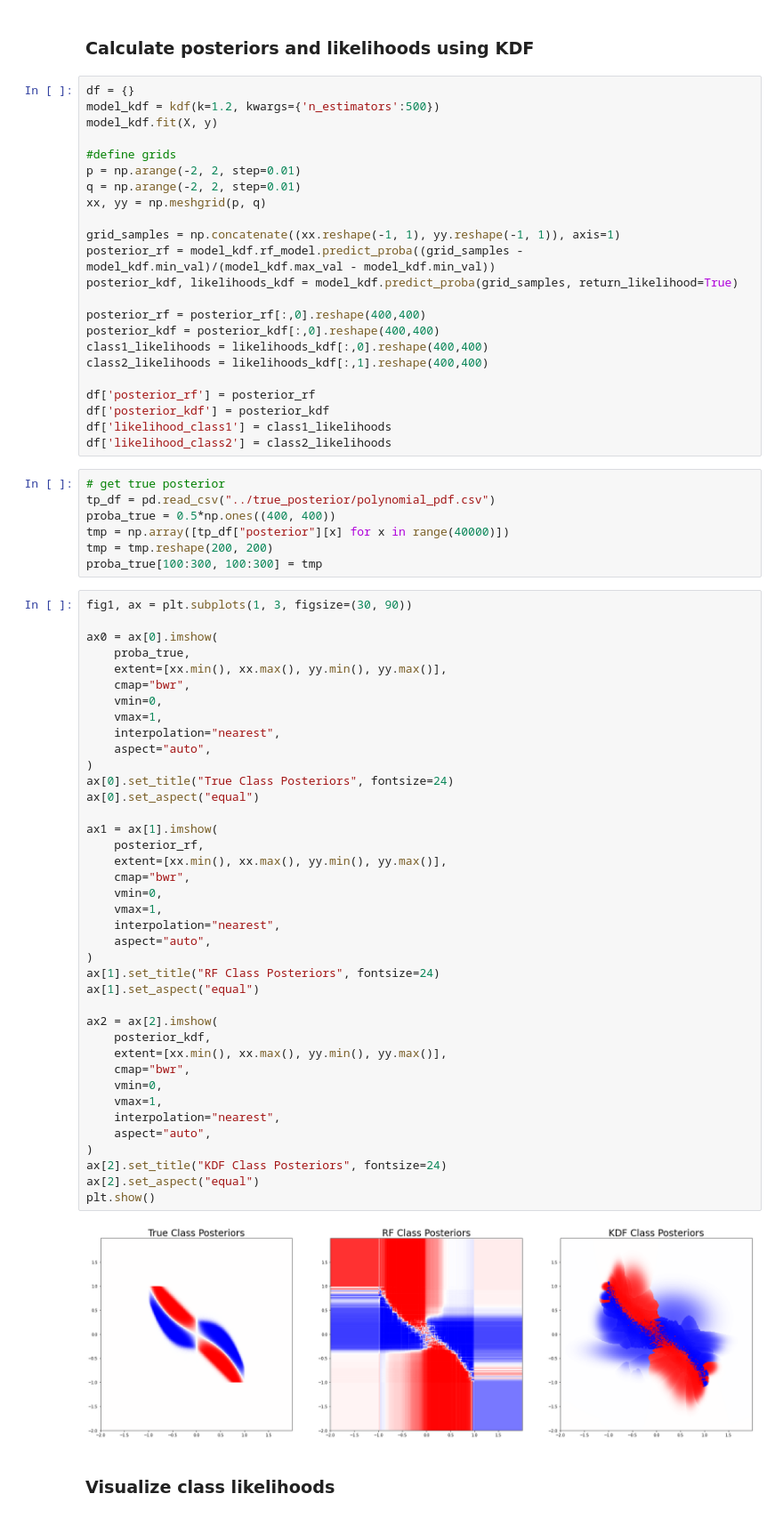
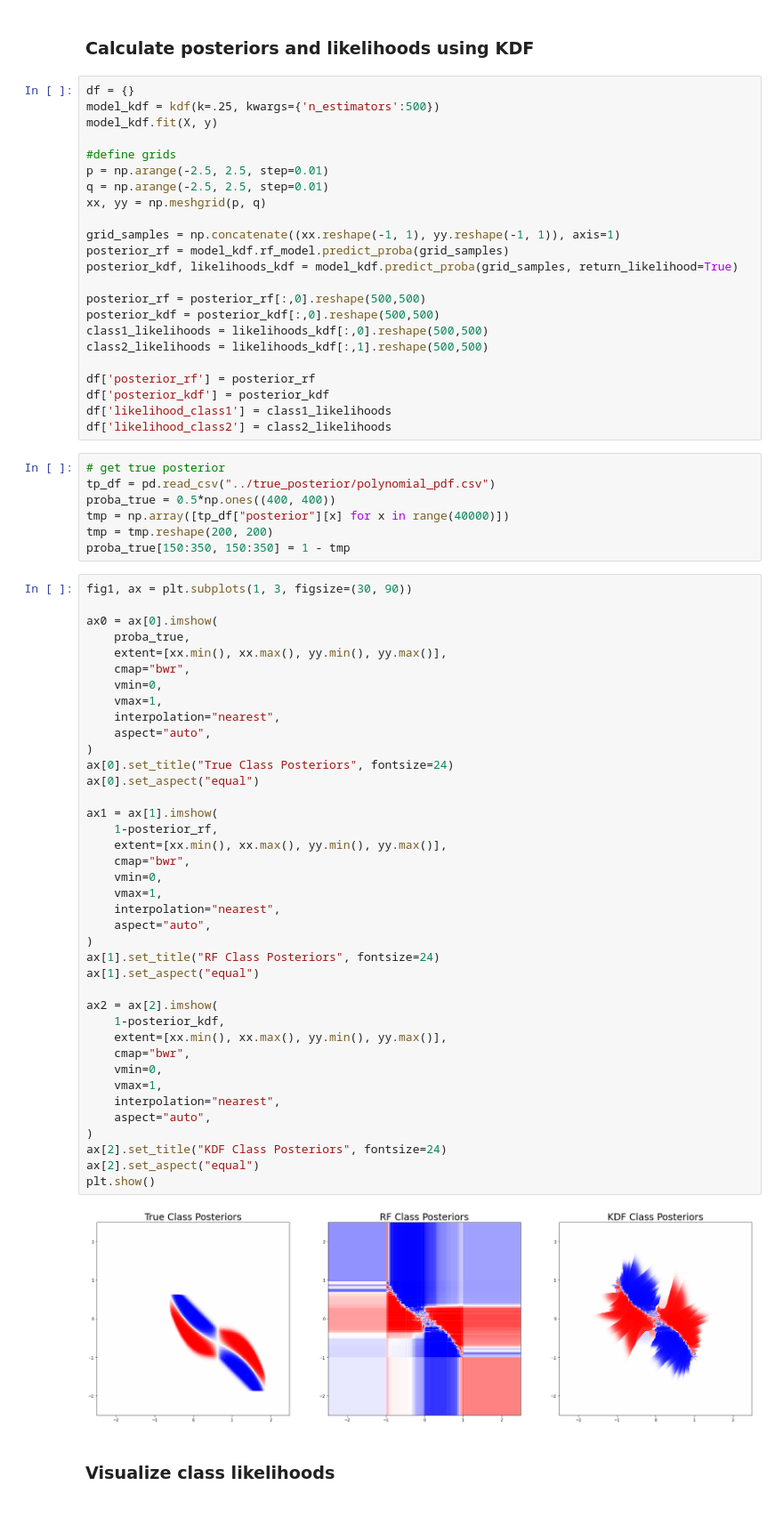
Before and after one commit to neurodata/kdg, a Jupyter notebook: benchmarks/kdf_experiments/polynomial.ipynb, the cells around one changed output. Shown at 89% size. Cells and saved outputs as stored; diff of their text form.

```diff
--- a/benchmarks/kdf_experiments/polynomial.ipynb
+++ b/benchmarks/kdf_experiments/polynomial.ipynb
@@ -20,22 +20,22 @@ plot_2dsim(X, y)
 ### Calculate posteriors and likelihoods using KDF
 # %%
 df = {}
-model_kdf = kdf(k=1.2, kwargs={'n_estimators':500})
+model_kdf = kdf(k=.25, kwargs={'n_estimators':500})
 model_kdf.fit(X, y)
 
 #define grids
-p = np.arange(-2, 2, step=0.01)
-q = np.arange(-2, 2, step=0.01)
+p = np.arange(-2.5, 2.5, step=0.01)
+q = np.arange(-2.5, 2.5, step=0.01)
 xx, yy = np.meshgrid(p, q)
 
 grid_samples = np.concatenate((xx.reshape(-1, 1), yy.reshape(-1, 1)), axis=1)
-posterior_rf = model_kdf.rf_model.predict_proba((grid_samples - model_kdf.min_val)/(model_kdf.max_val - model_kdf.min_val))
+posterior_rf = model_kdf.rf_model.predict_proba(grid_samples)
 posterior_kdf, likelihoods_kdf = model_kdf.predict_proba(grid_samples, return_likelihood=True)
 
-posterior_rf = posterior_rf[:,0].reshape(400,400)
-posterior_kdf = posterior_kdf[:,0].reshape(400,400)
-class1_likelihoods = likelihoods_kdf[:,0].reshape(400,400)
-class2_likelihoods = likelihoods_kdf[:,1].reshape(400,400)
+posterior_rf = posterior_rf[:,0].reshape(500,500)
+posterior_kdf = posterior_kdf[:,0].reshape(500,500)
+class1_likelihoods = likelihoods_kdf[:,0].reshape(500,500)
+class2_likelihoods = likelihoods_kdf[:,1].reshape(500,500)
 
 df['posterior_rf'] = posterior_rf
 df['posterior_kdf'] = posterior_kdf
@@ -47,7 +47,7 @@ tp_df = pd.read_csv("../true_posterior/polynomial_pdf.csv")
 proba_true = 0.5*np.ones((400, 400))
 tmp = np.array([tp_df["posterior"][x] for x in range(40000)])
 tmp = tmp.reshape(200, 200)
-proba_true[100:300, 100:300] = tmp
+proba_true[150:350, 150:350] = 1 - tmp
 # %%
 fig1, ax = plt.subplots(1, 3, figsize=(30, 90))
 
@@ -59,36 +59,36 @@ ax0 = ax[0].imshow(
     vmax=1,
     interpolation="nearest",
     aspect="auto",
 )
 ax[0].set_title("True Class Posteriors", fontsize=24)
 ax[0].set_aspect("equal")
 
 ax1 = ax[1].imshow(
-    posterior_rf,
+    1-posterior_rf,
     extent=[xx.min(), xx.max(), yy.min(), yy.max()],
     cmap="bwr",
     vmin=0,
     vmax=1,
     interpolation="nearest",
     aspect="auto",
 )
 ax[1].set_title("RF Class Posteriors", fontsize=24)
 ax[1].set_aspect("equal")
 
 ax2 = ax[2].imshow(
-    posterior_kdf,
+    1-posterior_kdf,
     extent=[xx.min(), xx.max(), yy.min(), yy.max()],
     cmap="bwr",
     vmin=0,
     vmax=1,
     interpolation="nearest",
     aspect="auto",
 )
 ax[2].set_title("KDF Class Posteriors", fontsize=24)
 ax[2].set_aspect("equal")
 plt.show()
 # %% [output]
-[figure, old version]
+[figure, new version]
 # %% [markdown]
 ### Visualize class likelihoods
 # %%
```
Also changed, not shown: parts of 8 cells of this notebook, 10 other files.
